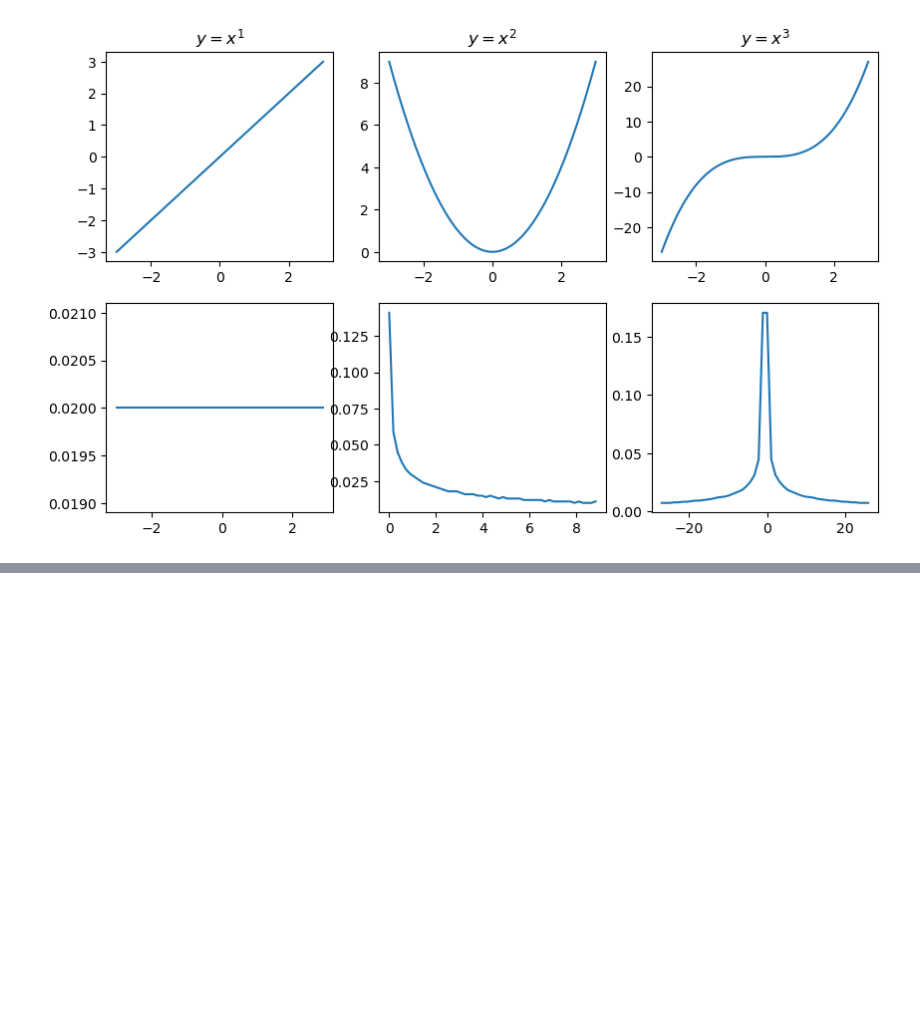
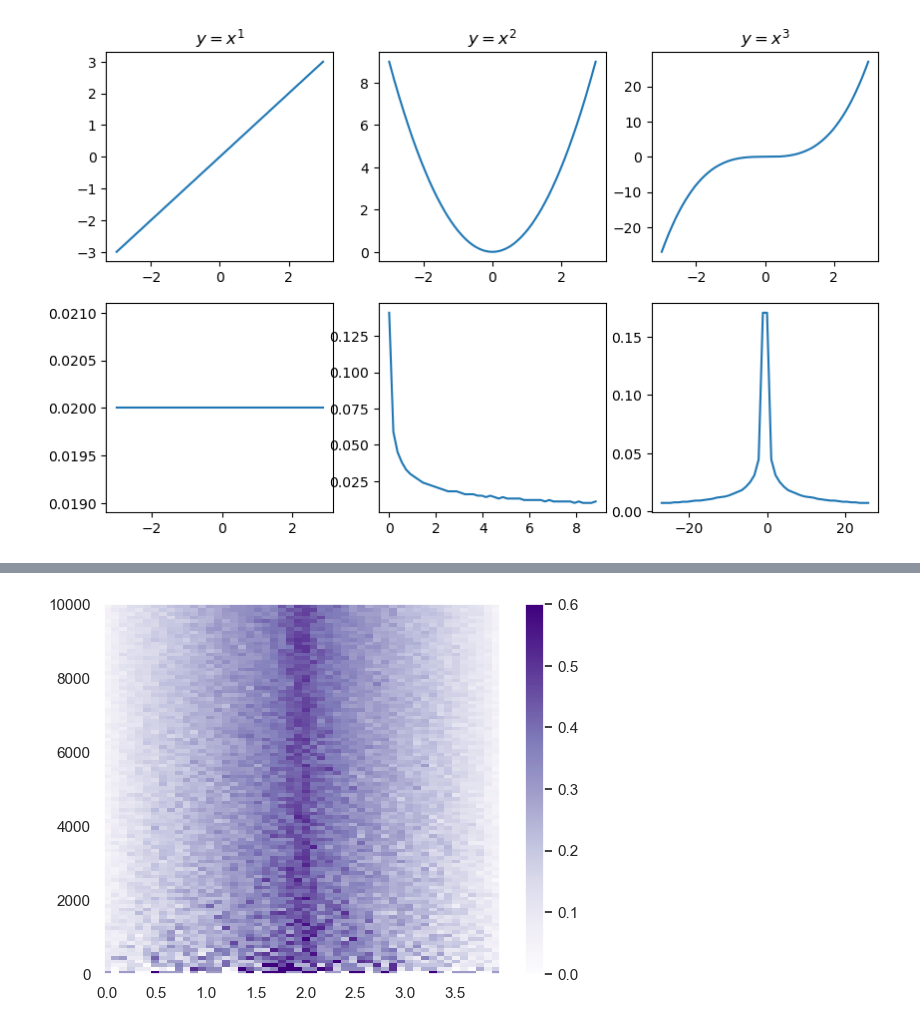
Before and after one commit to Kantulaev/ML_projects, a Jupyter notebook: lesson_11_probability_and_hists.ipynb, the cells around one changed output, grey strips where cells are left out. Saved outputs shown, nothing was run; the diff lists cells and outputs as text; code cells hidden in the pictures; blank space fills up the shorter version.

```diff
--- a/lesson_11_probability_and_hists.ipynb
+++ b/lesson_11_probability_and_hists.ipynb
@@ -53,0 +88,15 @@ plt.plot(range(1, 7), pureprobs, 'ms-',markersize=10, color='m')
+# %%
+n = np.arange(50, 10000, 100)
+nbins = 50
+matr = np.zeros((len(n), nbins))
+for i in range(len(n)):
+    y1 = np.sin(np.linspace(0, 6*np.pi, n[i]))
+    y2 = (np.random.rand(n[i])*2+1)
+    matr[i, :], x = np.histogram(y1+y2, nbins, density=True)
+
+sns.set()
+plt.pcolor(x[:-1], n, matr,vmax=.6,cmap = 'Purples')
+plt.colorbar()
+plt.show()
+# %% [output]
+[figure, added]
```
Also changed, not shown: parts of 4 cells of this notebook, 1 other file.
